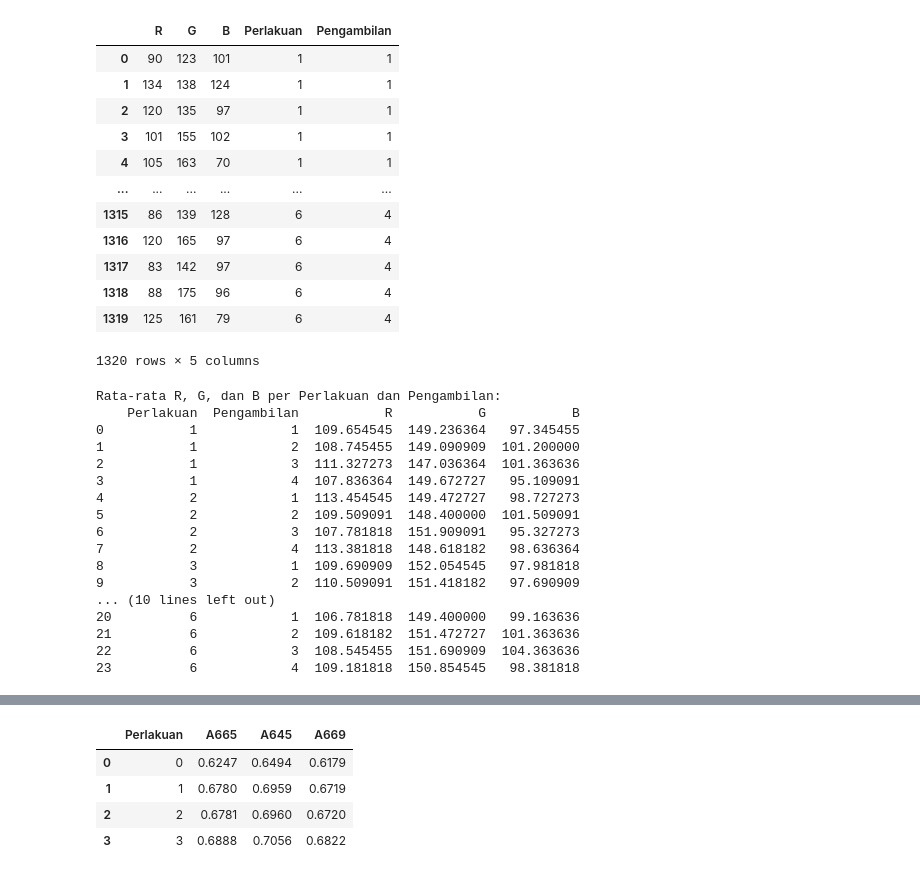
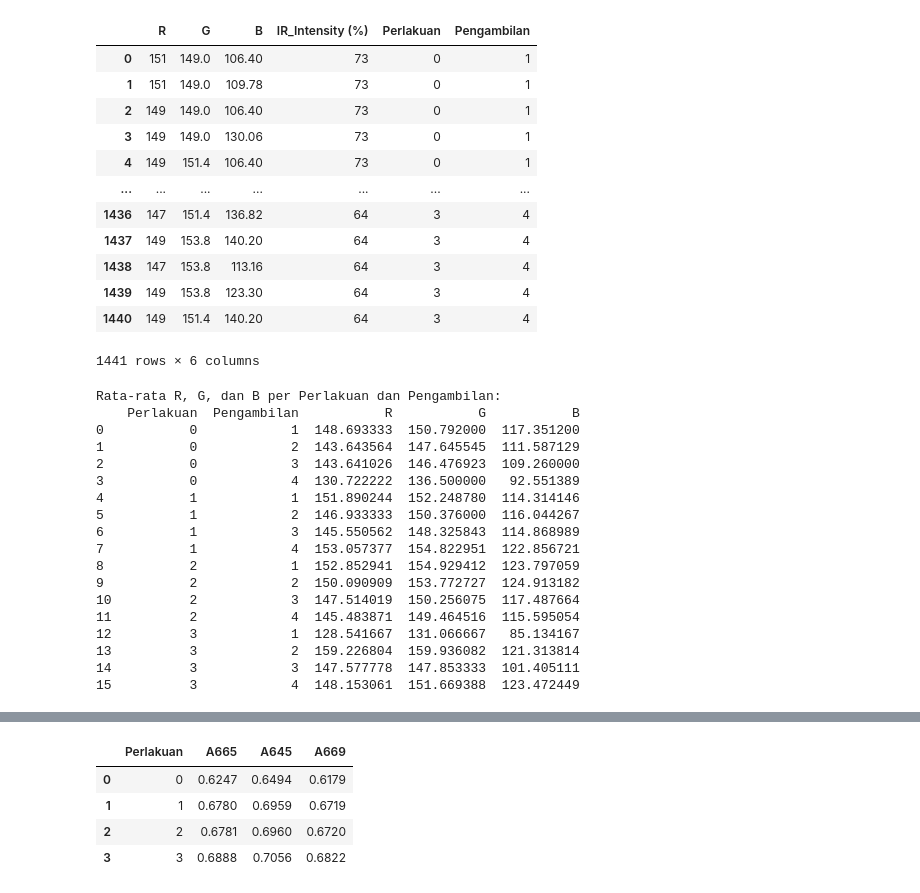
Before and after one commit to Ahmadtito17/Prediksi_Klorofil, a Jupyter notebook: knearest_neighbors(new).ipynb, the cells around one changed output, grey strips where cells are left out. Saved outputs shown, nothing was run; the diff lists cells and outputs as text; code cells hidden in the pictures.

```diff
--- a/knearest_neighbors(new).ipynb
+++ b/knearest_neighbors(new).ipynb
@@ -1,24 +1,24 @@
 # %%
 import pandas as pd
 
 # Baca file Excel
-file_path = "./Dataset/Dataset 3.xlsx"
+file_path = "./Dataset/fixed_formatData.xlsx"
 df = pd.read_excel(file_path)
 df
 # %% [output]
-|  | R | G | B | Perlakuan | Pengambilan |
-| 0 | 90 | 123 | 101 | 1 | 1 |
-| 1 | 134 | 138 | 124 | 1 | 1 |
-| 2 | 120 | 135 | 97 | 1 | 1 |
-| 3 | 101 | 155 | 102 | 1 | 1 |
-| 4 | 105 | 163 | 70 | 1 | 1 |
-| ... | ... | ... | ... | ... | ... |
-| 1315 | 86 | 139 | 128 | 6 | 4 |
-| 1316 | 120 | 165 | 97 | 6 | 4 |
-| 1317 | 83 | 142 | 97 | 6 | 4 |
-| 1318 | 88 | 175 | 96 | 6 | 4 |
-| 1319 | 125 | 161 | 79 | 6 | 4 |
+|  | R | G | B | IR_Intensity (%) | Perlakuan | Pengambilan |
+| 0 | 151 | 149.0 | 106.40 | 73 | 0 | 1 |
+| 1 | 151 | 149.0 | 109.78 | 73 | 0 | 1 |
+| 2 | 149 | 149.0 | 106.40 | 73 | 0 | 1 |
+| 3 | 149 | 149.0 | 130.06 | 73 | 0 | 1 |
+| 4 | 149 | 151.4 | 106.40 | 73 | 0 | 1 |
+| ... | ... | ... | ... | ... | ... | ... |
+| 1436 | 147 | 151.4 | 136.82 | 64 | 3 | 4 |
+| 1437 | 149 | 153.8 | 140.20 | 64 | 3 | 4 |
+| 1438 | 147 | 153.8 | 113.16 | 64 | 3 | 4 |
+| 1439 | 149 | 153.8 | 123.30 | 64 | 3 | 4 |
+| 1440 | 149 | 151.4 | 140.20 | 64 | 3 | 4 |
-1320 rows × 5 columns
+1441 rows × 6 columns
 # %%
 # Hitung rata-rata R, G, dan B berdasarkan kombinasi Perlakuan dan Pengambilan
 mean_rgb = df.groupby(['Perlakuan', 'Pengambilan'])[['R', 'G', 'B']].mean().reset_index()
@@ -29,21 +29,22 @@ print(mean_rgb)
 # %% [output]
 Rata-rata R, G, dan B per Perlakuan dan Pengambilan:
     Perlakuan  Pengambilan           R           G           B
-0           1            1  109.654545  149.236364   97.345455
-1           1            2  108.745455  149.090909  101.200000
-2           1            3  111.327273  147.036364  101.363636
-3           1            4  107.836364  149.672727   95.109091
-4           2            1  113.454545  149.472727   98.727273
-5           2            2  109.509091  148.400000  101.509091
-6           2            3  107.781818  151.909091   95.327273
-7           2            4  113.381818  148.618182   98.636364
-8           3            1  109.690909  152.054545   97.981818
-9           3            2  110.509091  151.418182   97.690909
-... (10 lines left out)
-20          6            1  106.781818  149.400000   99.163636
-21          6            2  109.618182  151.472727  101.363636
-22          6            3  108.545455  151.690909  104.363636
-23          6            4  109.181818  150.854545   98.381818
+0           0            1  148.693333  150.792000  117.351200
+1           0            2  143.643564  147.645545  111.587129
+2           0            3  143.641026  146.476923  109.260000
+3           0            4  130.722222  136.500000   92.551389
+4           1            1  151.890244  152.248780  114.314146
+5           1            2  146.933333  150.376000  116.044267
+6           1            3  145.550562  148.325843  114.868989
+7           1            4  153.057377  154.822951  122.856721
+8           2            1  152.852941  154.929412  123.797059
+9           2            2  150.090909  153.772727  124.913182
+10          2            3  147.514019  150.256075  117.487664
+11          2            4  145.483871  149.464516  115.595054
+12          3            1  128.541667  131.066667   85.134167
+13          3            2  159.226804  159.936082  121.313814
+14          3            3  147.577778  147.853333  101.405111
+15          3            4  148.153061  151.669388  123.472449
 # %%
 # Hitung Nilai Excess Green
 mean_rgb['Excess_Green'] = (2 * mean_rgb['G']) - (mean_rgb['R'] + mean_rgb['B'])
```
Also changed, not shown: parts of 9 cells of this notebook, 31 other files.
